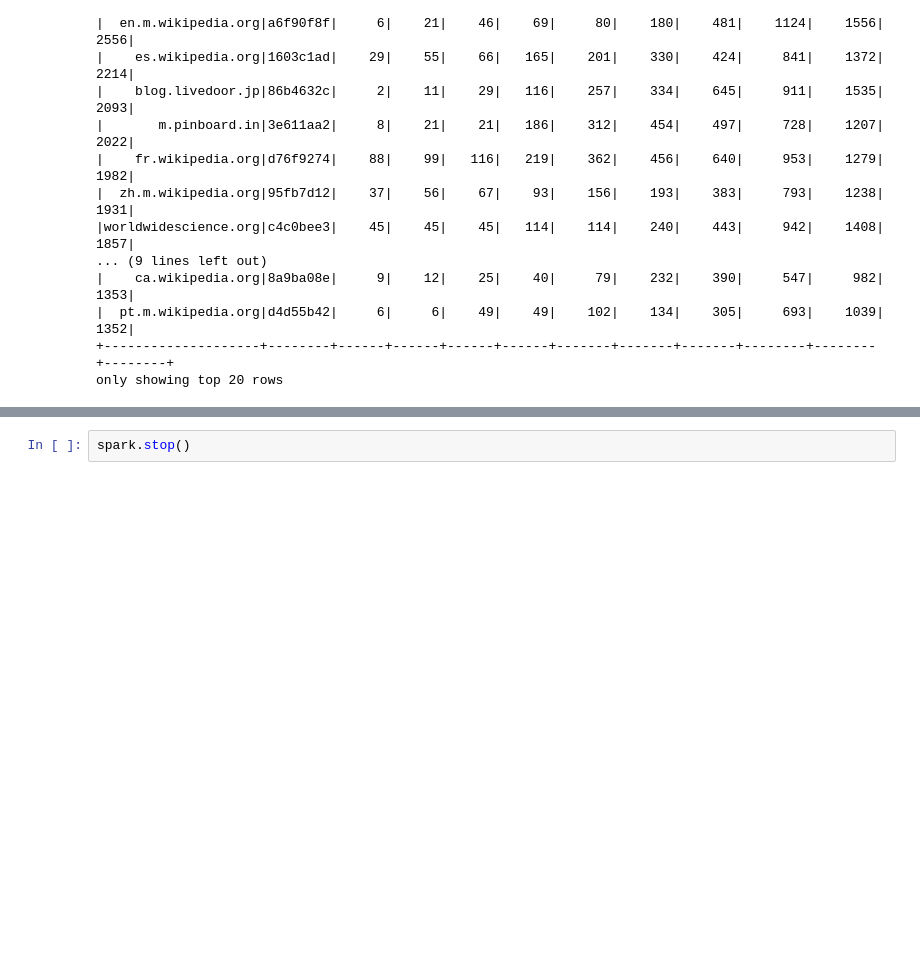
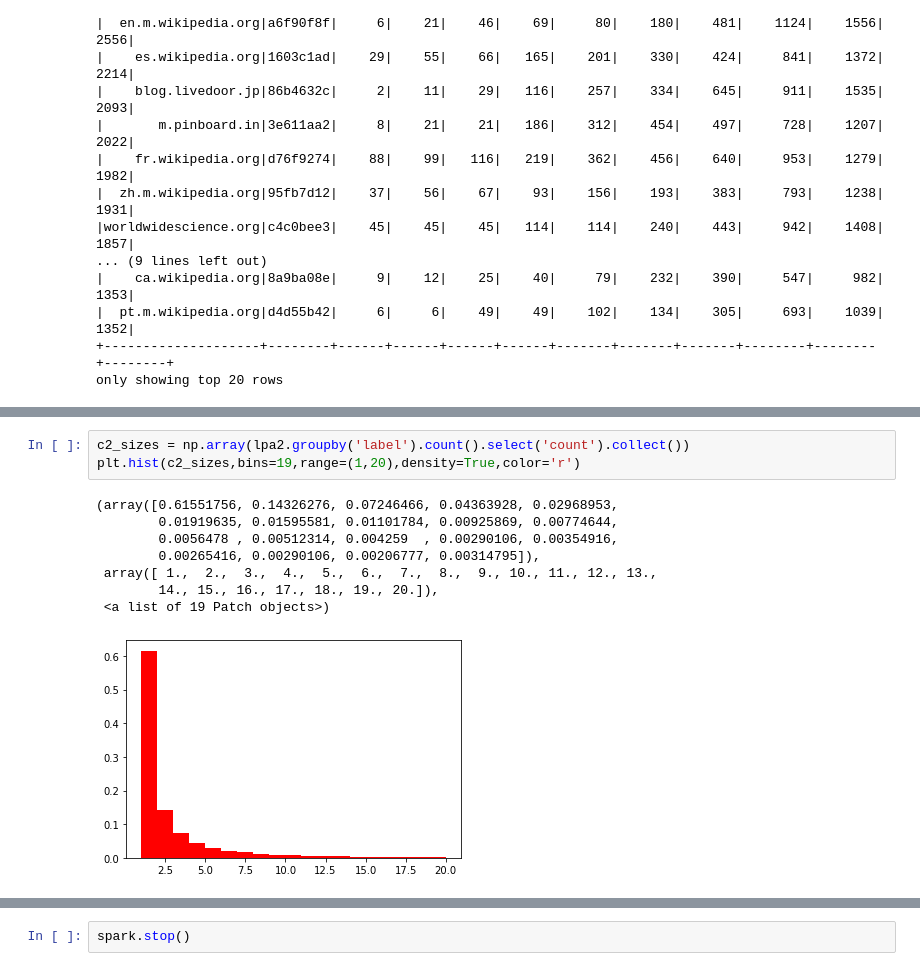
Before and after one commit to antaressgzz/502-web-graph, a Jupyter notebook: web_graph.ipynb, the cells around one changed output, grey strips where cells are left out. Drawn from its saved outputs; the diff is of its cells as text; blank space fills up the shorter version.

```diff
--- a/web_graph.ipynb
+++ b/web_graph.ipynb
@@ -283,0 +279,12 @@ lpa.count()
+# %%
+c2_sizes = np.array(lpa2.groupby('label').count().select('count').collect())
+plt.hist(c2_sizes,bins=19,range=(1,20),density=True,color='r')
+# %% [output]
+(array([0.61551756, 0.14326276, 0.07246466, 0.04363928, 0.02968953,
+        0.01919635, 0.01595581, 0.01101784, 0.00925869, 0.00774644,
+        0.0056478 , 0.00512314, 0.004259  , 0.00290106, 0.00354916,
+        0.00265416, 0.00290106, 0.00206777, 0.00314795]),
+ array([ 1.,  2.,  3.,  4.,  5.,  6.,  7.,  8.,  9., 10., 11., 12., 13.,
+        14., 15., 16., 17., 18., 19., 20.]),
+ <a list of 19 Patch objects>)
+[figure, added]
```
Also changed, not shown: parts of 40 cells of this notebook.
